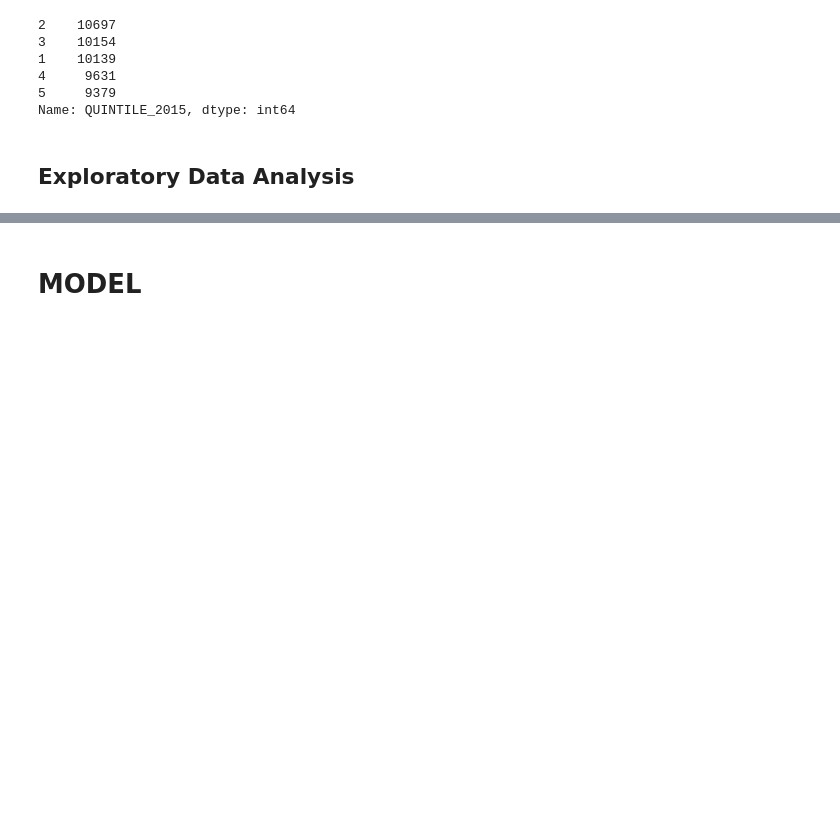
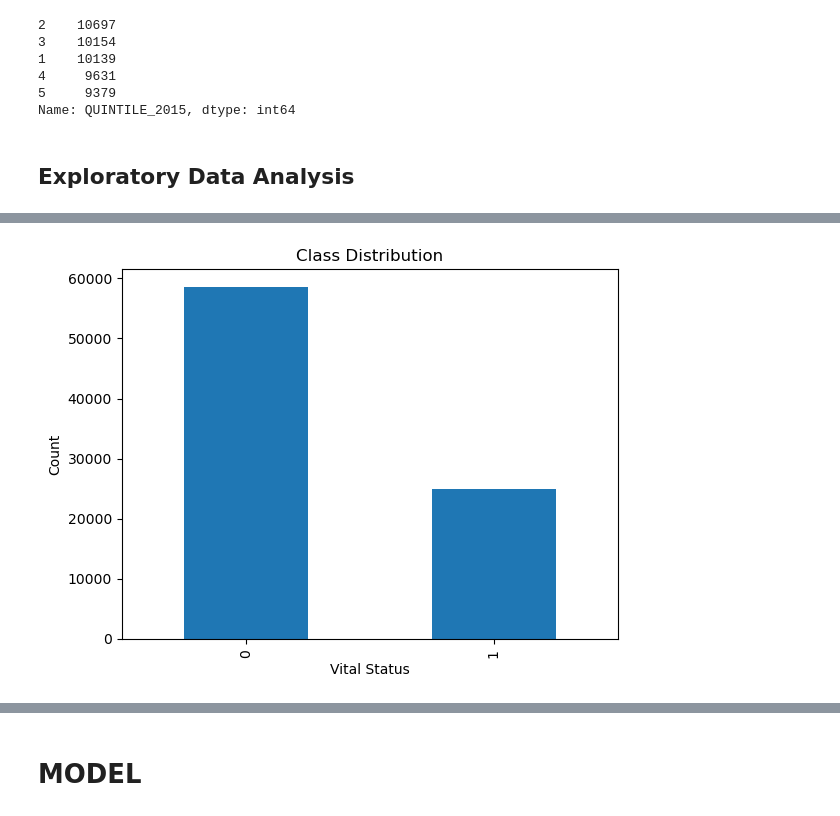
Before and after one commit to ADEYEMIBolaji/BIP_kaggle_challenge, a Jupyter notebook: bip-challenge-group-12.ipynb, the cells around one changed output, grey strips where cells are left out. Cells and saved outputs as stored; diff of their text form; code cells hidden in the pictures; blank space fills up the shorter version.

```diff
--- a/bip-challenge-group-12.ipynb
+++ b/bip-challenge-group-12.ipynb
@@ -1737,0 +1688,10 @@ Name: QUINTILE_2015, dtype: int64
+# %%
+# Class Distribution Visualization
+class_counts = data['NEWVITALSTATUS'].value_counts()
+class_counts.plot(kind='bar')
+plt.title('Class Distribution')
+plt.xlabel('Vital Status')
+plt.ylabel('Count')
+plt.show()
+# %% [output]
+[figure, added]
```
Also changed, not shown: parts of 57 cells of this notebook.
